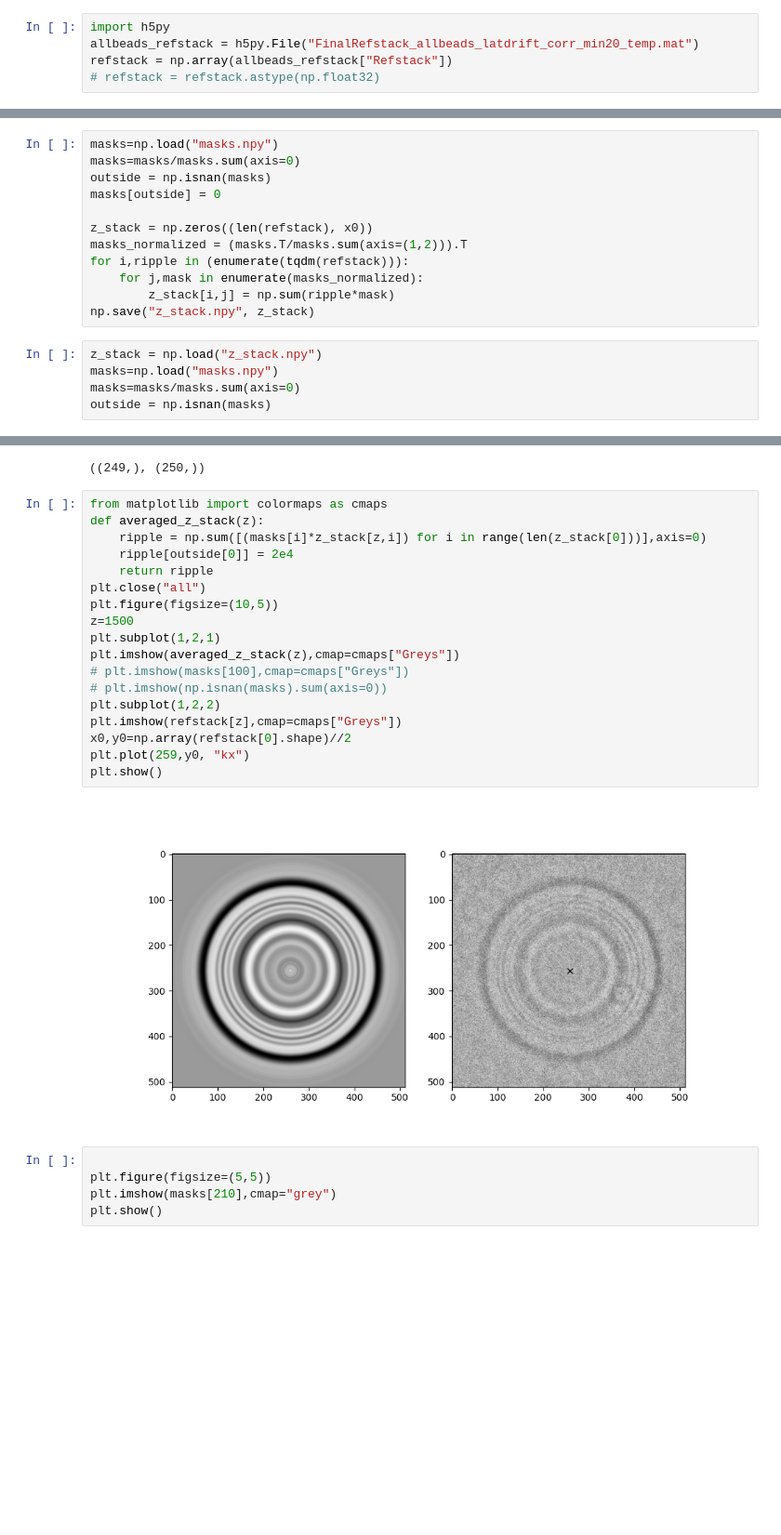
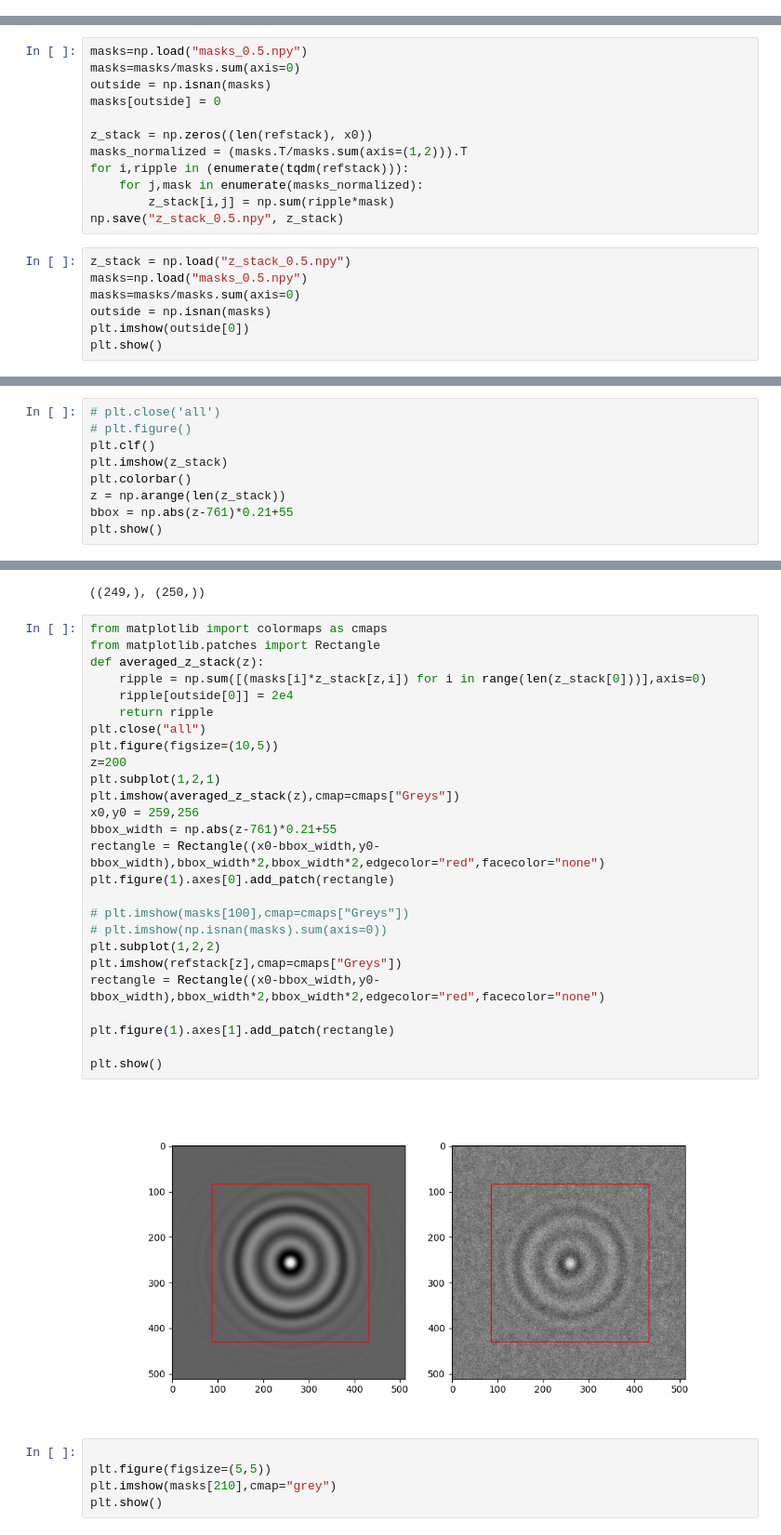
Before and after one commit to till-robert/ultralytics, a Jupyter notebook: data_gen/Spot_size_calibration.ipynb, the cells around one changed output, grey strips where cells are left out. Shown at 93% size. Saved outputs shown, nothing was run; the diff lists cells and outputs as text; blank space fills up the shorter version.

Commit message:
modify image generator

```diff
--- a/data_gen/Spot_size_calibration.ipynb
+++ b/data_gen/Spot_size_calibration.ipynb
@@ -251,8 +255,3 @@ def xy(z_stack,z):
         # print(val)
 
     return ripple
-# %%
-import h5py
-allbeads_refstack = h5py.File("FinalRefstack_allbeads_latdrift_corr_min20_temp.mat")
-refstack = np.array(allbeads_refstack["Refstack"])
-# refstack = refstack.astype(np.float32)
@@ -262,7 +280,7 @@ allbeads_refstack["horz_position"]
 # %% [output]
 <HDF5 dataset "horz_position": shape (63, 1001), type "<f8">
 # %%
-masks=np.load("masks.npy")
+masks=np.load("masks_0.5.npy")
 masks=masks/masks.sum(axis=0)
 outside = np.isnan(masks)
 masks[outside] = 0
@@ -272,9 +290,11 @@ masks_normalized = (masks.T/masks.sum(axis=(1,2))).T
 for i,ripple in (enumerate(tqdm(refstack))):
     for j,mask in enumerate(masks_normalized):
         z_stack[i,j] = np.sum(ripple*mask)
-np.save("z_stack.npy", z_stack)
+np.save("z_stack_0.5.npy", z_stack)
 # %%
-z_stack = np.load("z_stack.npy")
-masks=np.load("masks.npy")
+z_stack = np.load("z_stack_0.5.npy")
+masks=np.load("masks_0.5.npy")
 masks=masks/masks.sum(axis=0)
 outside = np.isnan(masks)
+plt.imshow(outside[0])
+plt.show()
@@ -283,0 +303,9 @@ outside = np.isnan(masks)
+# %%
+# plt.close('all')
+# plt.figure()
+plt.clf()
+plt.imshow(z_stack)
+plt.colorbar()
+z = np.arange(len(z_stack))
+bbox = np.abs(z-761)*0.21+55
+plt.show()
@@ -287,24 +317,32 @@ np.arange(len(test[i])-10).shape,np.convolve(test[i],np.ones(10)/5,mode="valid")
 ((249,), (250,))
 # %%
 from matplotlib import colormaps as cmaps
+from matplotlib.patches import Rectangle
 def averaged_z_stack(z):
     ripple = np.sum([(masks[i]*z_stack[z,i]) for i in range(len(z_stack[0]))],axis=0)
     ripple[outside[0]] = 2e4
     return ripple
 plt.close("all")
 plt.figure(figsize=(10,5))
-z=1500
+z=200
 plt.subplot(1,2,1)
 plt.imshow(averaged_z_stack(z),cmap=cmaps["Greys"])
+x0,y0 = 259,256
+bbox_width = np.abs(z-761)*0.21+55
+rectangle = Rectangle((x0-bbox_width,y0-bbox_width),bbox_width*2,bbox_width*2,edgecolor="red",facecolor="none")
+plt.figure(1).axes[0].add_patch(rectangle)
+
 # plt.imshow(masks[100],cmap=cmaps["Greys"])
 # plt.imshow(np.isnan(masks).sum(axis=0))
 plt.subplot(1,2,2)
 plt.imshow(refstack[z],cmap=cmaps["Greys"])
-x0,y0=np.array(refstack[0].shape)//2
-plt.plot(259,y0, "kx")
+rectangle = Rectangle((x0-bbox_width,y0-bbox_width),bbox_width*2,bbox_width*2,edgecolor="red",facecolor="none")
+
+plt.figure(1).axes[1].add_patch(rectangle)
+
 plt.show()
 # %% [output]
-[figure, old version]
+[figure, new version]
 # %%
 
 plt.figure(figsize=(5,5))
```
Also changed, not shown: parts of 9 cells of this notebook, 6 other files.
